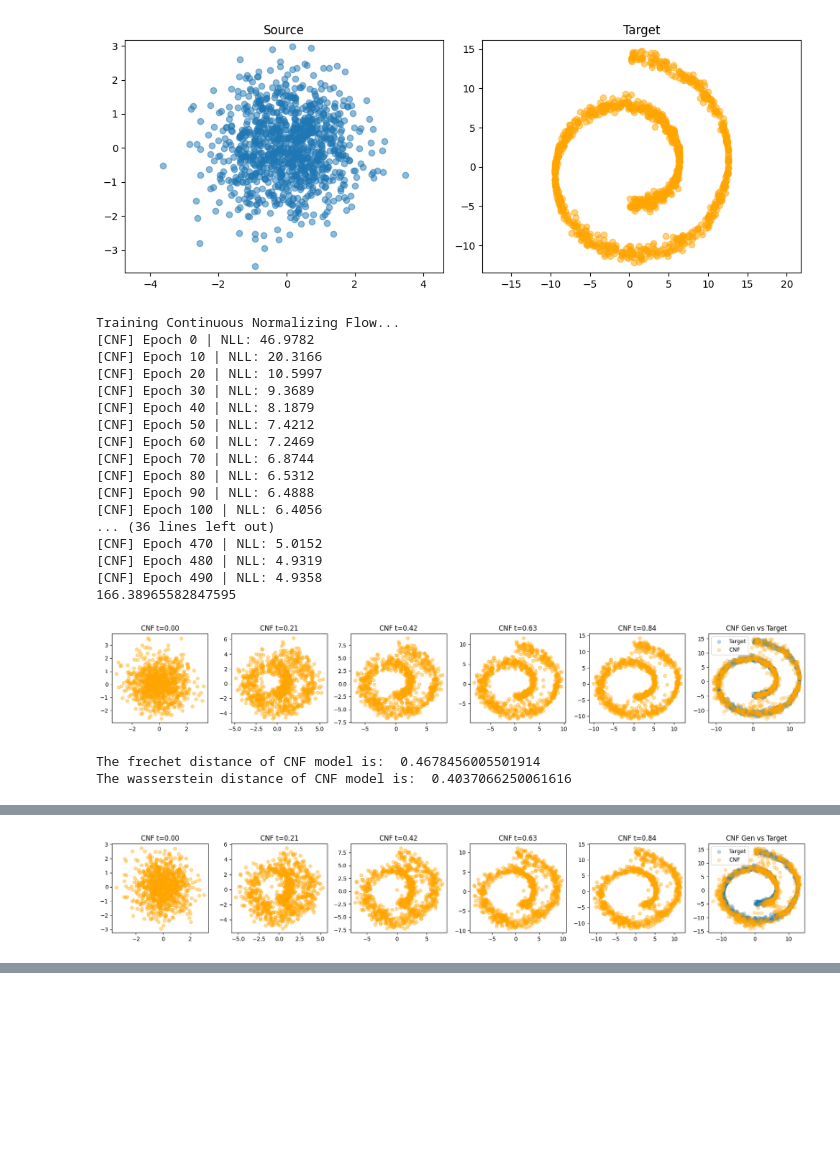
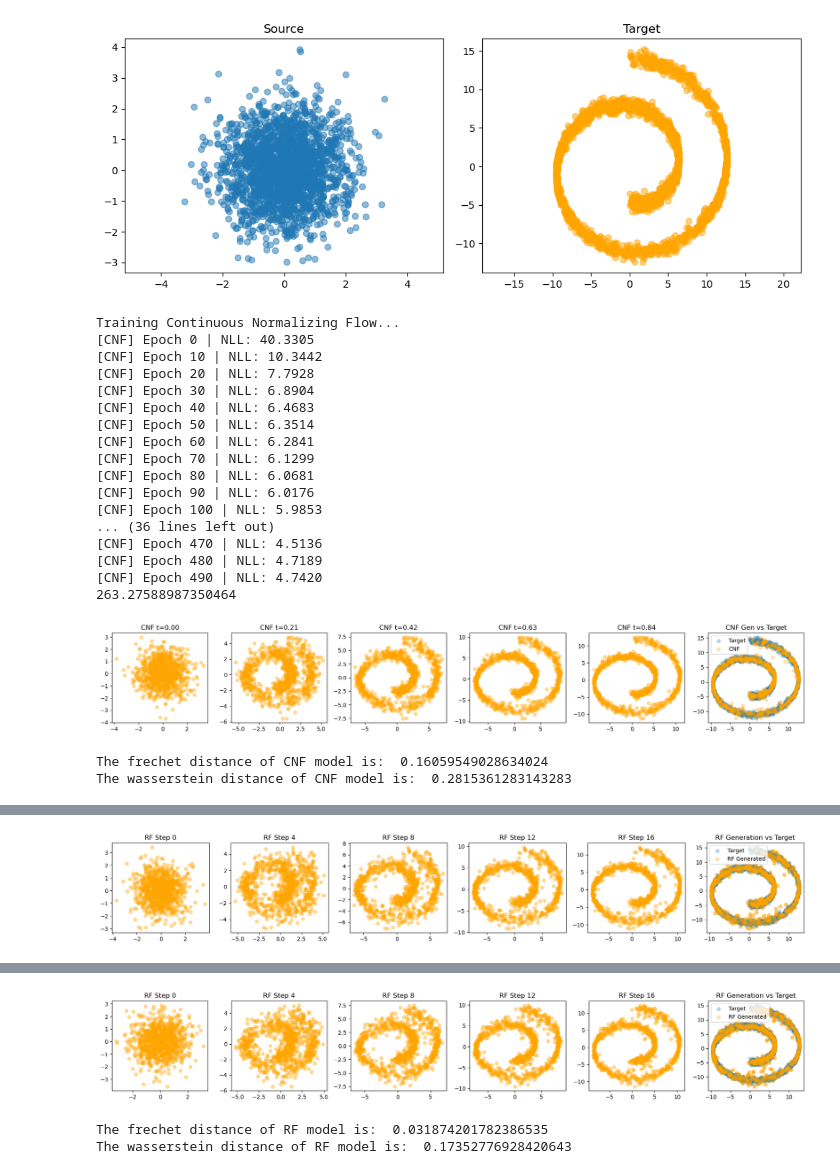
Before and after one commit to Lurkers990909/Flow-model, a Jupyter notebook: Cnf_reflow.ipynb, the cells around one changed output, grey strips where cells are left out. Cells and saved outputs as stored; diff of their text form; code cells hidden in the pictures; blank space fills up the shorter version.

```diff
--- a/Cnf_reflow.ipynb
+++ b/Cnf_reflow.ipynb
@@ -9,10 +9,23 @@ import torch.optim as optim
 from torch.utils.data import DataLoader, TensorDataset
 
 from torchdiffeq import odeint
+import random
+import os
+os.environ["KMP_DUPLICATE_LIB_OK"] = "TRUE"
+
+def seed_everything(seed=42):
+    random.seed(seed)
+    np.random.seed(seed)
+    torch.manual_seed(seed)
+    torch.cuda.manual_seed_all(seed)
+
+    torch.backends.cudnn.deterministic = True
+    torch.backends.cudnn.benchmark = False
 
 
+seed_everything(42)
+
 # 2. Data Generation (shared)
-
 
 def sample_standard_gaussian(n_samples=1000):
     return np.random.randn(n_samples, 2).astype(np.float32)
@@ -40,8 +53,8 @@ def sample_gaussian_mixture(n_samples=1000):
         samples.append(center + noise)
     return np.array(samples, dtype=np.float32)
 
-source_np = sample_standard_gaussian(1000)
-target_np = sample_swiss_roll(1000)
+source_np = sample_standard_gaussian(2000)
+target_np = sample_swiss_roll(2000)
 # target_np = sample_gaussian_mixture(1000)
 # source_np = sample_swiss_roll(1000)
 # target_np = sample_standard_gaussian(1000)
@@ -61,7 +74,7 @@ plt.axis("equal")
 plt.tight_layout()
 plt.show()
 # %% [output]
-[figure, old version]
+[figure, new version]
 # %%
 # Re-import after kernel reset
 from scipy.linalg import sqrtm
@@ -263,26 +369,30 @@ if __name__ == "__main__":
     visualize_cnf(cnf_model)
 # %% [output]
 Training Continuous Normalizing Flow...
-[CNF] Epoch 0 | NLL: 46.9782
-[CNF] Epoch 10 | NLL: 20.3166
-[CNF] Epoch 20 | NLL: 10.5997
-[CNF] Epoch 30 | NLL: 9.3689
-[CNF] Epoch 40 | NLL: 8.1879
-[CNF] Epoch 50 | NLL: 7.4212
-[CNF] Epoch 60 | NLL: 7.2469
-[CNF] Epoch 70 | NLL: 6.8744
-[CNF] Epoch 80 | NLL: 6.5312
-[CNF] Epoch 90 | NLL: 6.4888
-[CNF] Epoch 100 | NLL: 6.4056
+[CNF] Epoch 0 | NLL: 40.3305
+[CNF] Epoch 10 | NLL: 10.3442
+[CNF] Epoch 20 | NLL: 7.7928
+[CNF] Epoch 30 | NLL: 6.8904
+[CNF] Epoch 40 | NLL: 6.4683
+[CNF] Epoch 50 | NLL: 6.3514
+[CNF] Epoch 60 | NLL: 6.2841
+[CNF] Epoch 70 | NLL: 6.1299
+[CNF] Epoch 80 | NLL: 6.0681
+[CNF] Epoch 90 | NLL: 6.0176
+[CNF] Epoch 100 | NLL: 5.9853
 ... (36 lines left out)
-[CNF] Epoch 470 | NLL: 5.0152
-[CNF] Epoch 480 | NLL: 4.9319
-[CNF] Epoch 490 | NLL: 4.9358
-166.38965582847595
+[CNF] Epoch 470 | NLL: 4.5136
+[CNF] Epoch 480 | NLL: 4.7189
+[CNF] Epoch 490 | NLL: 4.7420
+263.27588987350464
-[figure, old version]
+[figure, new version]
-The frechet distance of CNF model is:  0.4678456005501914
-The wasserstein distance of CNF model is:  0.4037066250061616
+The frechet distance of CNF model is:  0.16059549028634024
+The wasserstein distance of CNF model is:  0.2815361283143283
 # %%
-trained_model = train_cnf_with_reflow(cnf_model, epochs=30)
-visualize_cnf(trained_model)
+teacher = cnf_model
+for round_idx in range(2):  # 3 rounds of Reflow
+    print(f"\n===== Starting Reflow Round {round_idx+1} =====")
+    student = train_rf_student(teacher, epochs=300, batch_size = 256, lr = 1e-4, num_steps = 40)
+    visualize_rf_student(student, target_np=target_np)  # Optional: visualize after each round
+    teacher = student  # Update teacher
 # %% [output]
@@ -295 +416 @@ visualize_cnf(trained_model)
-[figure, old version]
+[figure, new version]
@@ -297,0 +434,3 @@ The wasserstein distance of CNF model is:  0.5698647630987688
+[figure, added]
+The frechet distance of RF model is:  0.031874201782386535
+The wasserstein distance of RF model is:  0.17352776928420643
```
Also changed, not shown: parts of 2 cells of this notebook.
